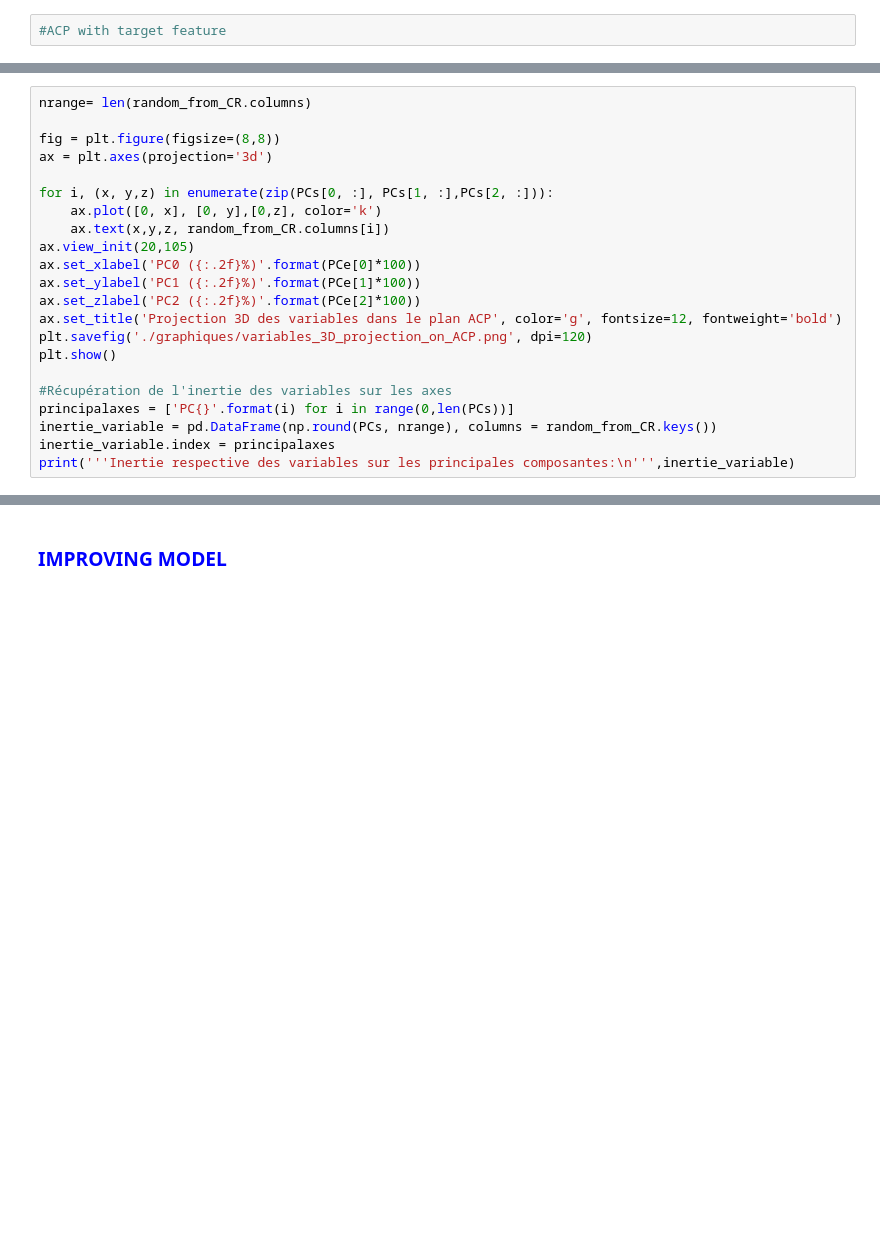
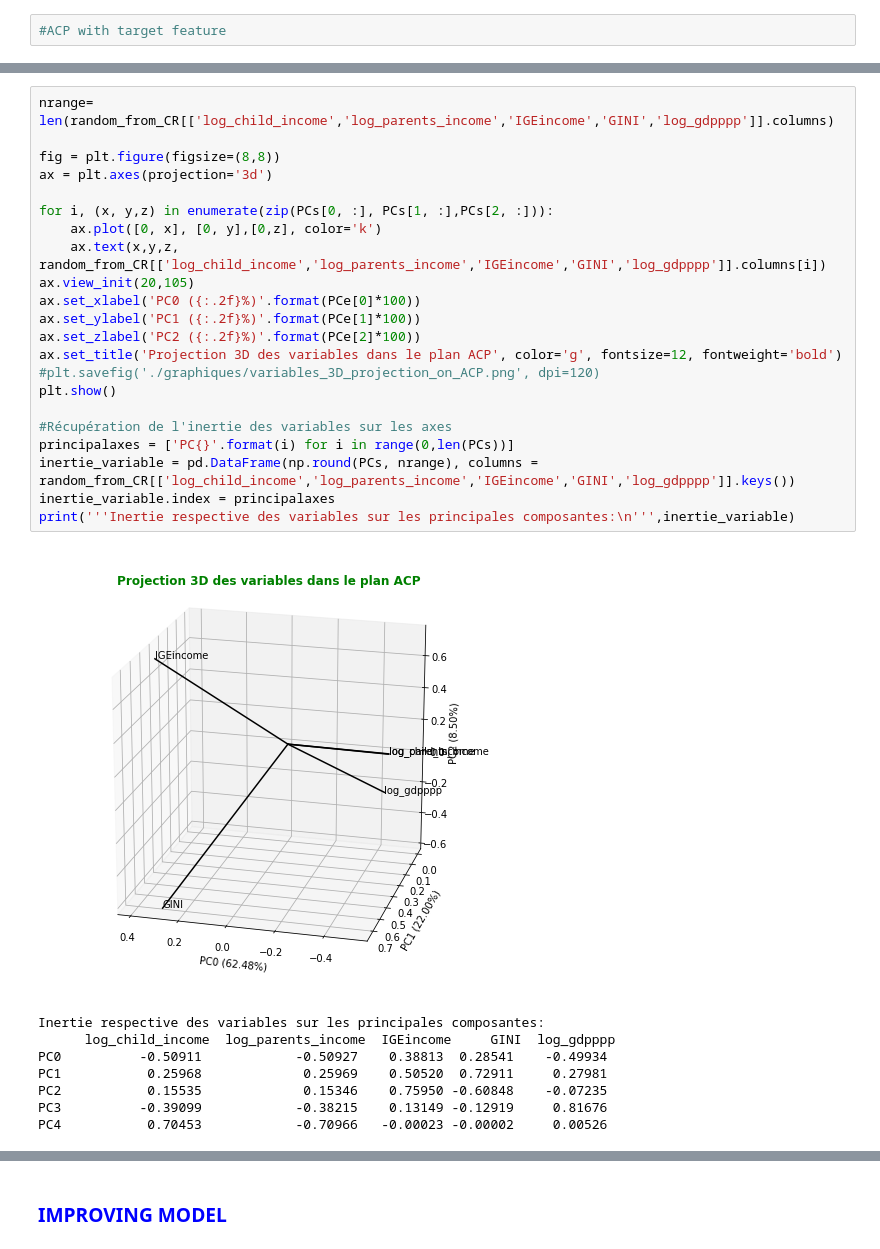
Before and after one commit to polopolopopo13/projet7, a Jupyter notebook: code_projet7.ipynb, the cells around one changed output, grey strips where cells are left out. Drawn from its saved outputs; the diff is of its cells as text; blank space fills up the shorter version.

```diff
--- a/code_projet7.ipynb
+++ b/code_projet7.ipynb
@@ -2001,25 +2028,34 @@ plt.tight_layout()
 # %%
-nrange= len(random_from_CR.columns)
+nrange= len(random_from_CR[['log_child_income','log_parents_income','IGEincome','GINI','log_gdpppp']].columns)
 
 fig = plt.figure(figsize=(8,8))
 ax = plt.axes(projection='3d')
 
 for i, (x, y,z) in enumerate(zip(PCs[0, :], PCs[1, :],PCs[2, :])):
     ax.plot([0, x], [0, y],[0,z], color='k')
-    ax.text(x,y,z, random_from_CR.columns[i])
+    ax.text(x,y,z, random_from_CR[['log_child_income','log_parents_income','IGEincome','GINI','log_gdpppp']].columns[i])
 ax.view_init(20,105)
 ax.set_xlabel('PC0 ({:.2f}%)'.format(PCe[0]*100))
 ax.set_ylabel('PC1 ({:.2f}%)'.format(PCe[1]*100))
 ax.set_zlabel('PC2 ({:.2f}%)'.format(PCe[2]*100))
 ax.set_title('Projection 3D des variables dans le plan ACP', color='g', fontsize=12, fontweight='bold')
-plt.savefig('./graphiques/variables_3D_projection_on_ACP.png', dpi=120)
+#plt.savefig('./graphiques/variables_3D_projection_on_ACP.png', dpi=120)
 plt.show()
 
 #Récupération de l'inertie des variables sur les axes
 principalaxes = ['PC{}'.format(i) for i in range(0,len(PCs))]
-inertie_variable = pd.DataFrame(np.round(PCs, nrange), columns = random_from_CR.keys())
+inertie_variable = pd.DataFrame(np.round(PCs, nrange), columns = random_from_CR[['log_child_income','log_parents_income','IGEincome','GINI','log_gdpppp']].keys())
 inertie_variable.index = principalaxes
 print('''Inertie respective des variables sur les principales composantes:\n''',inertie_variable)
+# %% [output]
+[figure, added]
+Inertie respective des variables sur les principales composantes:
+      log_child_income  log_parents_income  IGEincome     GINI  log_gdpppp
+PC0          -0.50911            -0.50927    0.38813  0.28541    -0.49934
+PC1           0.25968             0.25969    0.50520  0.72911     0.27981
+PC2           0.15535             0.15346    0.75950 -0.60848    -0.07235
+PC3          -0.39099            -0.38215    0.13149 -0.12919     0.81676
+PC4           0.70453            -0.70966   -0.00023 -0.00002     0.00526
 # %%
 #Pourcentage de la population mondiale?
 pop_mission = df_pop2017['2017'][df_pop2017['Country Code'].isin(liste_country_reference)].sum()
```
Also changed, not shown: parts of 72 cells of this notebook.
